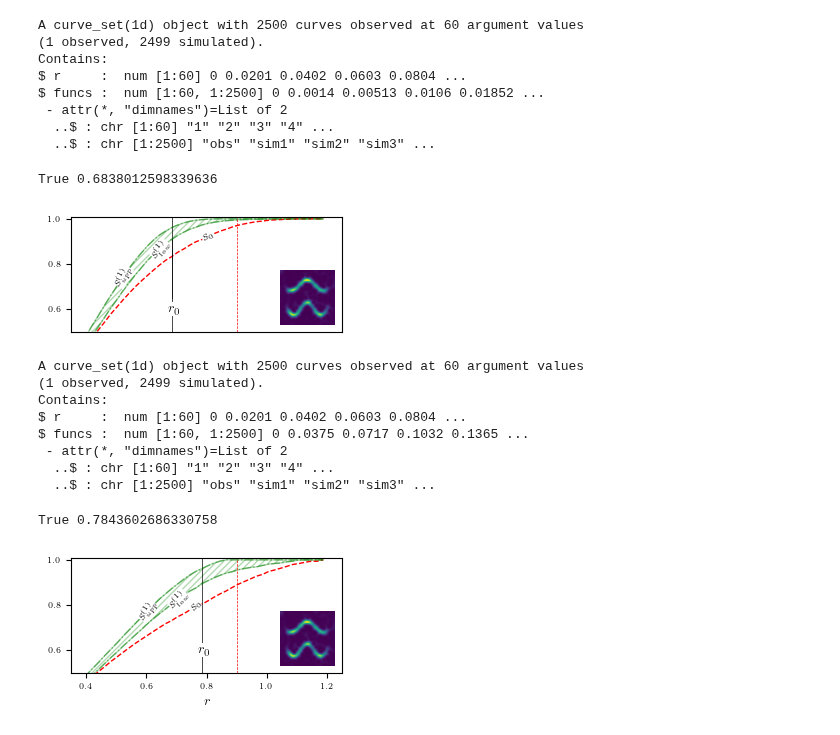
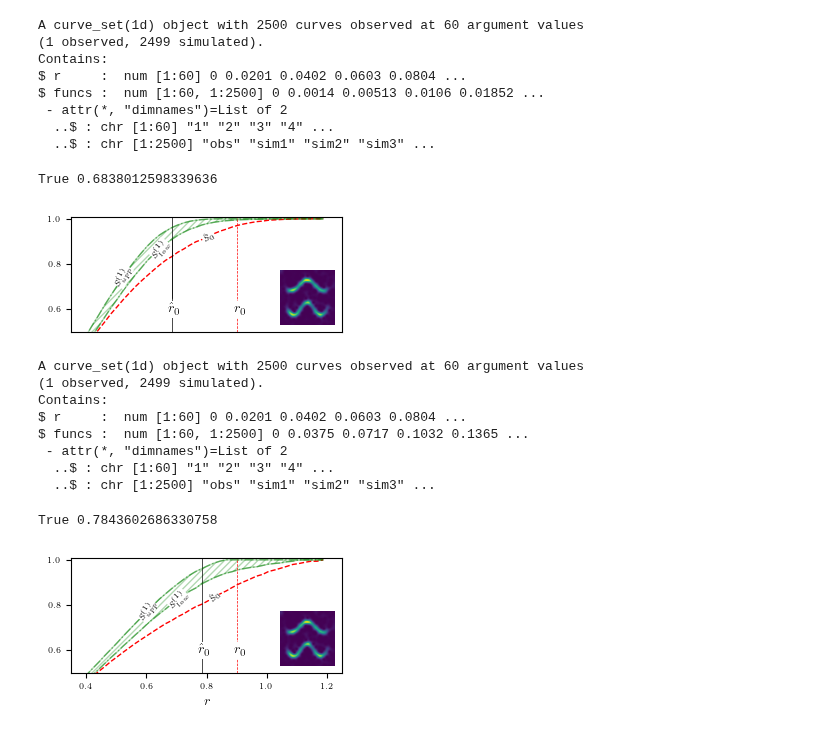
Before and after one commit to jmiramont/benchmarks-detection-denoising, a Jupyter notebook: notebooks/demo_rank_envelope_tests.ipynb, the cells around one changed output. Saved outputs shown, nothing was run; the diff lists cells and outputs as text; code cells hidden in the pictures.

```diff
--- a/notebooks/demo_rank_envelope_tests.ipynb
+++ b/notebooks/demo_rank_envelope_tests.ipynb
@@ -94,14 +94,22 @@ ax.plot([0.9,0.9],
 'r--',
 linewidth=0.5)
 
-# r_0 estimation
-ax.text(output_dic_1['r_max_dif']*1.01,
+ax.text(0.9*1.01,
         0.6,
         r'$r_{0}$',
         horizontalalignment='center',
         verticalalignment='center',
         backgroundcolor = 'w',
-        bbox={'facecolor':'white', 'edgecolor':'none','pad':0.6})
+        bbox={'facecolor':'white', 'edgecolor':'none','pad':1.5})
+
+# r_0 estimation
+ax.text(output_dic_1['r_max_dif']*1.01,
+        0.6,
+        r'$\hat{r}_{0}$',
+        horizontalalignment='center',
+        verticalalignment='center',
+        backgroundcolor = 'w',
+        bbox={'facecolor':'white', 'edgecolor':'none','pad':1.5})
 
 # Label the curves:
 # Upper envelope:
@@ -140,7 +148,7 @@ xcoord = output_dic_1['radi'][xind]
 angle = 180/np.pi*np.arctan((output_dic_1['envelope_obs'][xind+2]-output_dic_1['envelope_obs'][xind])/
                  (output_dic_1['radi'][xind+2]-output_dic_1['radi'][xind]))
 ax.text(xcoord,output_dic_1['envelope_obs'][xind],
-        r'$S_{0}$',
+        r'$\hat{S}_{0}$',
         rotation=angle,
         fontsize=label_size,
         horizontalalignment='center',
@@ -160,7 +168,7 @@ ax.tick_params(axis='x', bottom=False)
 fig.savefig('figures/adaptive_thr_scale_F.pdf', dpi=900, transparent=False, bbox_inches='tight')
 # %% [output]
 True 0.6838012598339636
-[figure, old version]
+[figure, new version]
 # %%
 nsim=2499
 # signal, noise = add_snr(s,SNRin)
@@ -223,6 +231,14 @@ ax.plot([0.9,0.9],
 'r--',
 linewidth=0.5)
 
+ax.text(0.9*1.01,
+        0.6,
+        r'$r_{0}$',
+        horizontalalignment='center',
+        verticalalignment='center',
+        backgroundcolor = 'w',
+        bbox={'facecolor':'white', 'edgecolor':'none','pad':1.5})
+
 axins = inset_axes(ax, width=0.55, height=0.55, loc=4)
 axins.imshow(S, origin='lower')
 # axins.imshow(abs(stft[0:N+1]), origin='lower')
@@ -236,11 +252,11 @@ label_size = 6.0
 # ax.text(output_dic['r_max_dif']*1.01,1.0,r'$r_{0}$', horizontalalignment='left')
 ax.text(output_dic['r_max_dif']*1.01,
         0.6,
-        r'$r_{0}$',
+        r'$\hat{r}_{0}$',
         horizontalalignment='center',
         verticalalignment='center',
         backgroundcolor = 'w',
-        bbox={'facecolor':'white', 'edgecolor':'none','pad':0.6})
+        bbox={'facecolor':'white', 'edgecolor':'none','pad':1.5})
 
 
 # Label the curves:
@@ -277,34 +293,34 @@ angle = 180/np.pi*np.arctan((output_dic['envelope_lo'][xind+10]-output_dic['enve
 ax.text(xcoord,output_dic['envelope_lo'][xind]/np.pi*2,
         r'$S^{(1)}_{low}$',
         rotation=angle,
         fontsize=label_size,
         horizontalalignment='center',
         verticalalignment='center',
         backgroundcolor = 'w',
         bbox={'facecolor':'white', 'edgecolor':'none','pad':0.01})
 
 # Observation:
 xind = np.where(output_dic['radi']>=0.75)[0][0]
-xcoord = output_dic['radi'][xind]
+xcoord = output_dic['radi'][xind+3]
 angle = 180/np.pi*np.arctan((output_dic['envelope_obs'][xind+3]-output_dic['envelope_obs'][xind])/
                  (output_dic['radi'][xind+3]-output_dic['radi'][xind]))
-ax.text(xcoord,output_dic['envelope_obs'][xind]/np.pi*2,
-        r'$S_{0}$',
+ax.text(xcoord,output_dic['envelope_obs'][xind+3]/np.pi*2,
+        r'$\hat{S}_{0}$',
         rotation=angle,
         fontsize=label_size,
         horizontalalignment='center',
         verticalalignment='center',
         backgroundcolor = 'w',
         bbox={'facecolor':'white', 'edgecolor':'none','pad':0.05})
 
 ax.set_xlim([0.35, 1.25])
 ax.set_ylim([0.5, 1.01])
 ax.set_xticklabels(ax.get_xticklabels(), fontsize=label_size)
 ax.set_yticklabels(ax.get_yticklabels(), fontsize=label_size)
 ax.set(xlabel=r'$r$',ylabel='')
 
 
 fig.savefig('figures/adaptive_thr_scale_Fvs.pdf', dpi=900, transparent=False, bbox_inches='tight')
 # %% [output]
 True 0.7843602686330758
-[figure, old version]
+[figure, new version]
```
Also changed, not shown: parts of 1 cell of this notebook, 27 other files.
